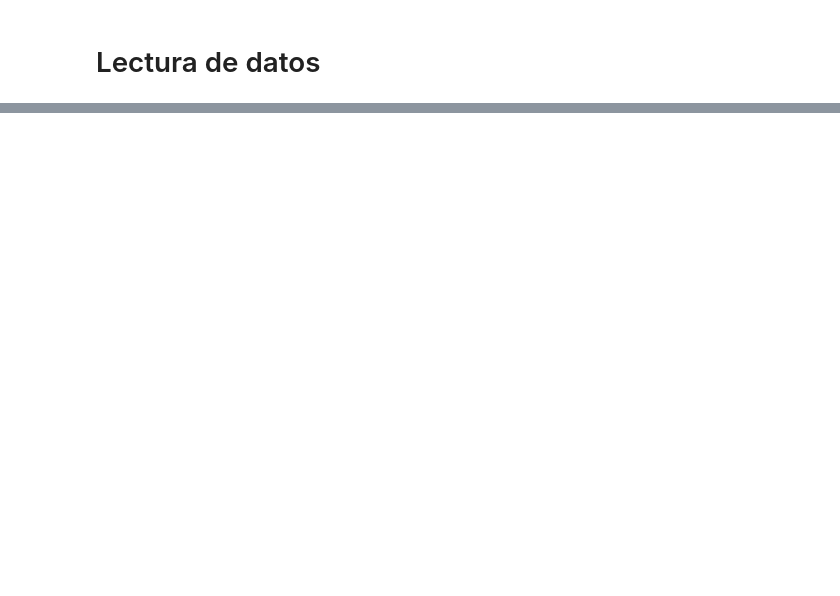
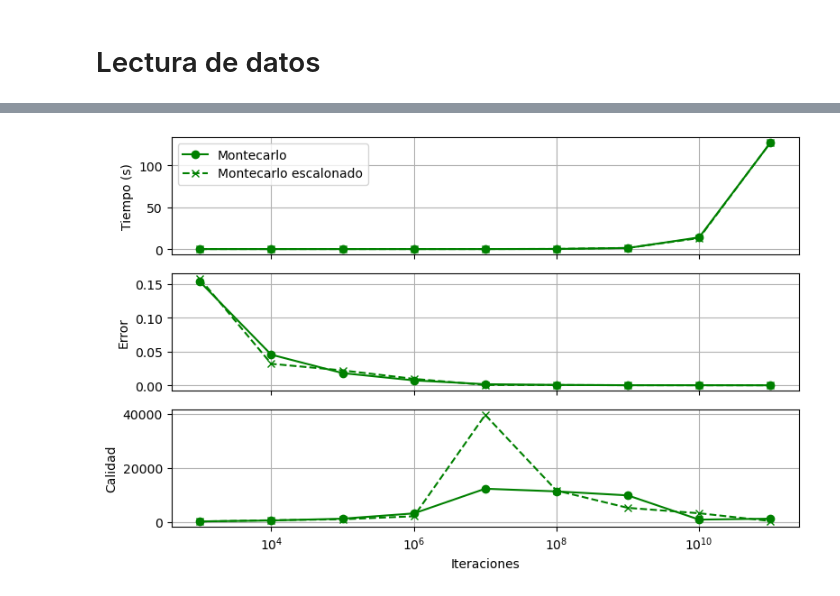
Before and after one commit to AndyBarcia/sistemas-paralelos, a Jupyter notebook: montecarlo/graficas.ipynb, the cells around one changed output, grey strips where cells are left out. Saved outputs shown, nothing was run; the diff lists cells and outputs as text; code cells hidden in the pictures; blank space fills up the shorter version.

```diff
--- a/montecarlo/graficas.ipynb
+++ b/montecarlo/graficas.ipynb
@@ -217,0 +362,16 @@ def grafica_en_funcion_de_iteraciones(df, tipo, n_nodos=4, n_procesadores=16):
+# %%
+dfs = [mt, mt_es]
+dfs = list(map(lambda df: df.loc[(df['nodos'] == 4) & (df['procesadores'] == 16) & (df['procesador'] == -1)], dfs))
+_ = grafica(
+    dfs,
+    x="iteraciones",
+    y=["tiempo","error","calidad"],
+    nombre="comparacion_montecarlo_iteraciones",
+    colors=['green','green'],
+    markers=['o','x'],
+    lines=['-','dashed'],
+    labels=['Montecarlo', 'Montecarlo escalonado'],
+    scale='log'
+)
+# %% [output]
+[figure, added]
```
Also changed, not shown: parts of 24 cells of this notebook, 28 other files.
